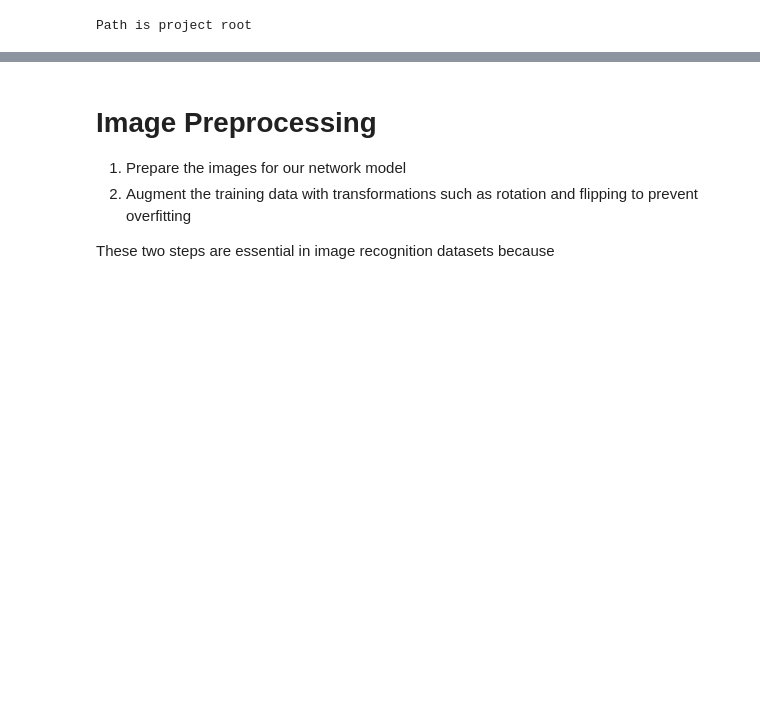
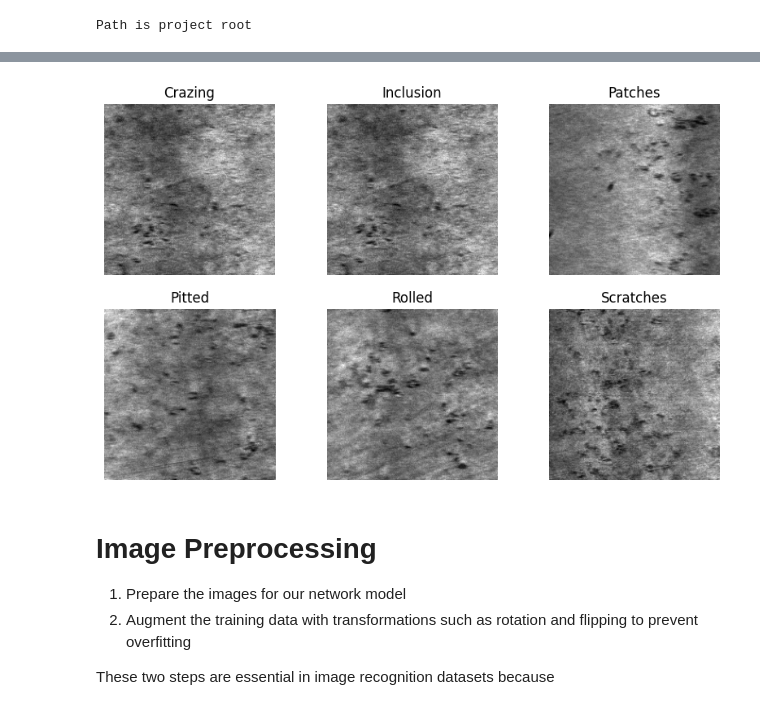
Before and after one commit to Nate-Sheibley/manufac_defect_detection, a Jupyter notebook: manufac_defect_detection.ipynb, the cells around one changed output, grey strips where cells are left out. Saved outputs shown, nothing was run; the diff lists cells and outputs as text; code cells hidden in the pictures; blank space fills up the shorter version.

```diff
--- a/manufac_defect_detection.ipynb
+++ b/manufac_defect_detection.ipynb
@@ -115,0 +132,4 @@ AttributeError: 'PurePosixPath' object has no attribute 'children'
+# %%
+show_rand_image_of_each(test_dir)
+# %% [output]
+[figure, added]
```
Also changed, not shown: parts of 4 cells of this notebook.
